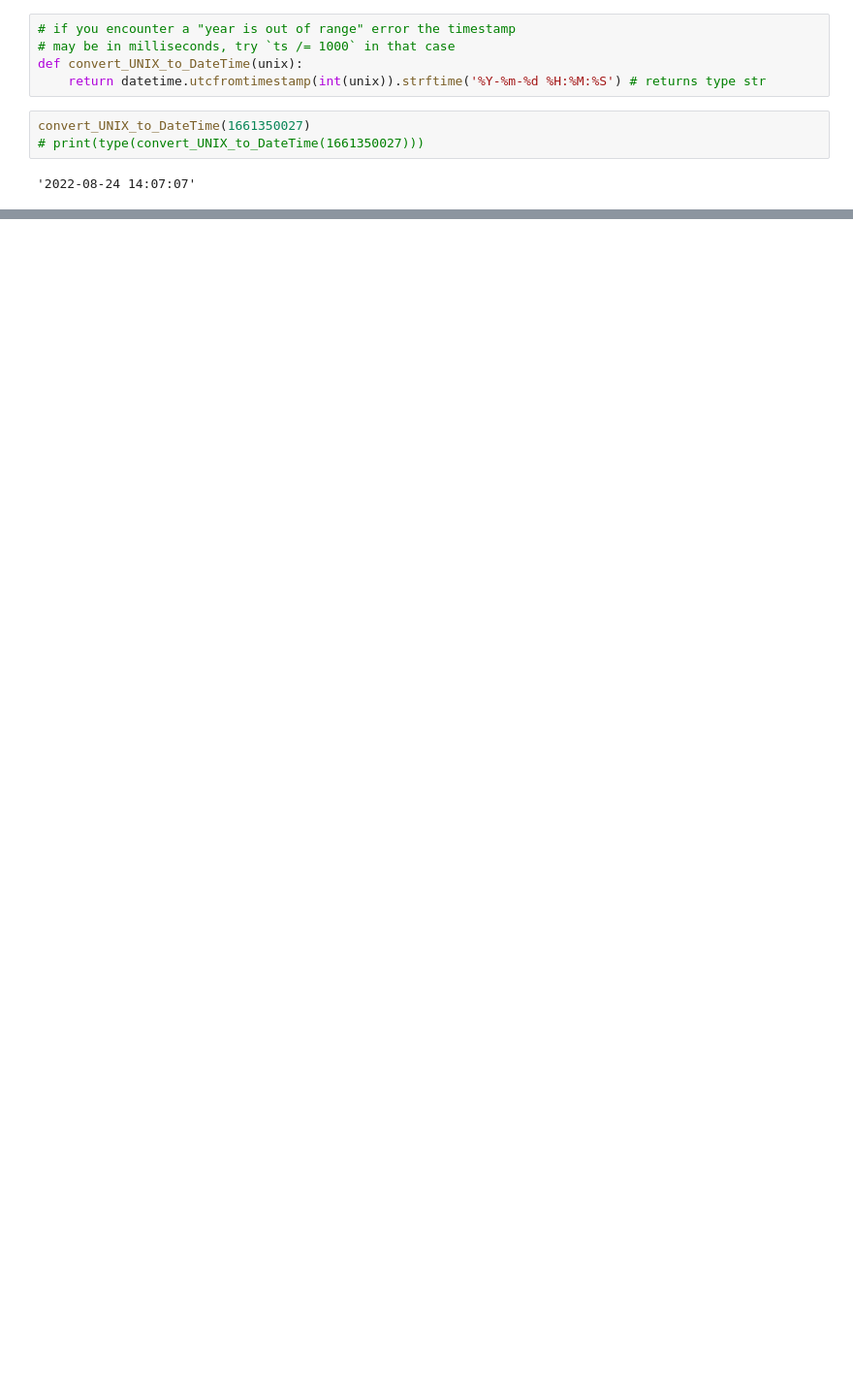
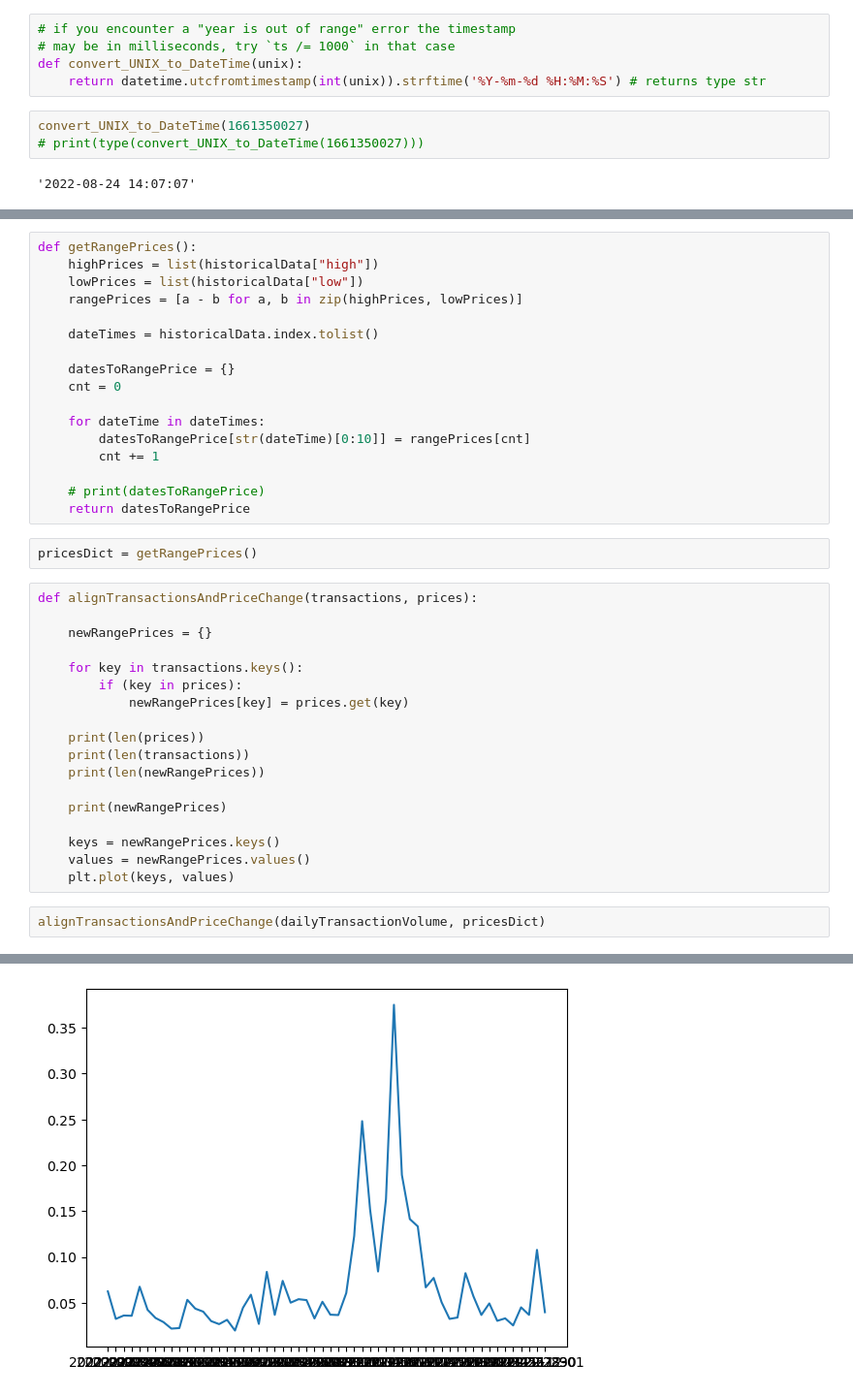
Before and after one commit to todd-gavin/DSCI510-Final-Project, a Jupyter notebook: finalProject.ipynb, the cells around one changed output, grey strips where cells are left out. Shown: that part at 97% size. Drawn from its saved outputs; the diff is of its cells as text; blank space fills up the shorter version.

```diff
--- a/finalProject.ipynb
+++ b/finalProject.ipynb
@@ -89,0 +153,40 @@ print(dailyTransactionVolume)
+# %%
+def getRangePrices():
+    highPrices = list(historicalData["high"])
+    lowPrices = list(historicalData["low"])
+    rangePrices = [a - b for a, b in zip(highPrices, lowPrices)]
+
+    dateTimes = historicalData.index.tolist()
+
+    datesToRangePrice = {}
+    cnt = 0
+
+    for dateTime in dateTimes:
+        datesToRangePrice[str(dateTime)[0:10]] = rangePrices[cnt]
+        cnt += 1
+
+    # print(datesToRangePrice)
+    return datesToRangePrice
+# %%
+pricesDict = getRangePrices()
+# %%
+def alignTransactionsAndPriceChange(transactions, prices):
+
+    newRangePrices = {}
+
+    for key in transactions.keys():
+        if (key in prices):
+            newRangePrices[key] = prices.get(key)
+
+    print(len(prices))
+    print(len(transactions))
+    print(len(newRangePrices))
+
+    print(newRangePrices)
+
+    keys = newRangePrices.keys()
+    values = newRangePrices.values()
+    plt.plot(keys, values)
+# %%
+alignTransactionsAndPriceChange(dailyTransactionVolume, pricesDict)
+# %% [output]
@@ -89,0 +197 @@ print(dailyTransactionVolume)
+[figure, added]
```
Also changed, not shown: parts of 7 cells of this notebook, 2 other files.
